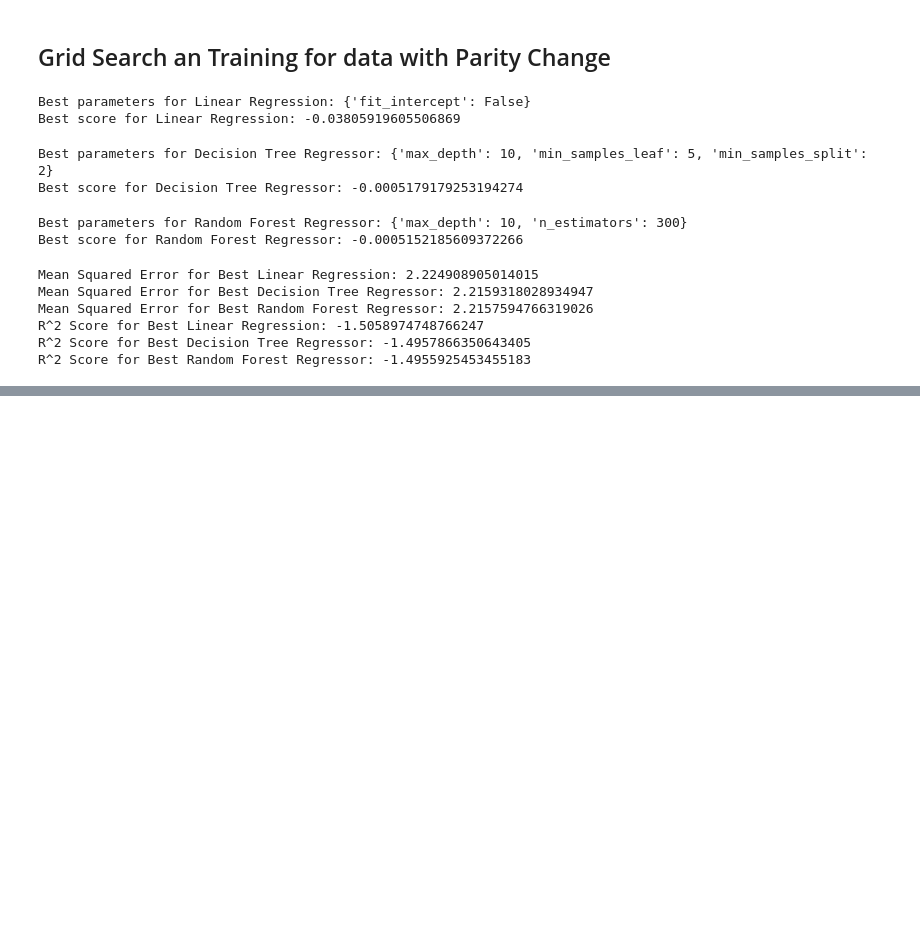
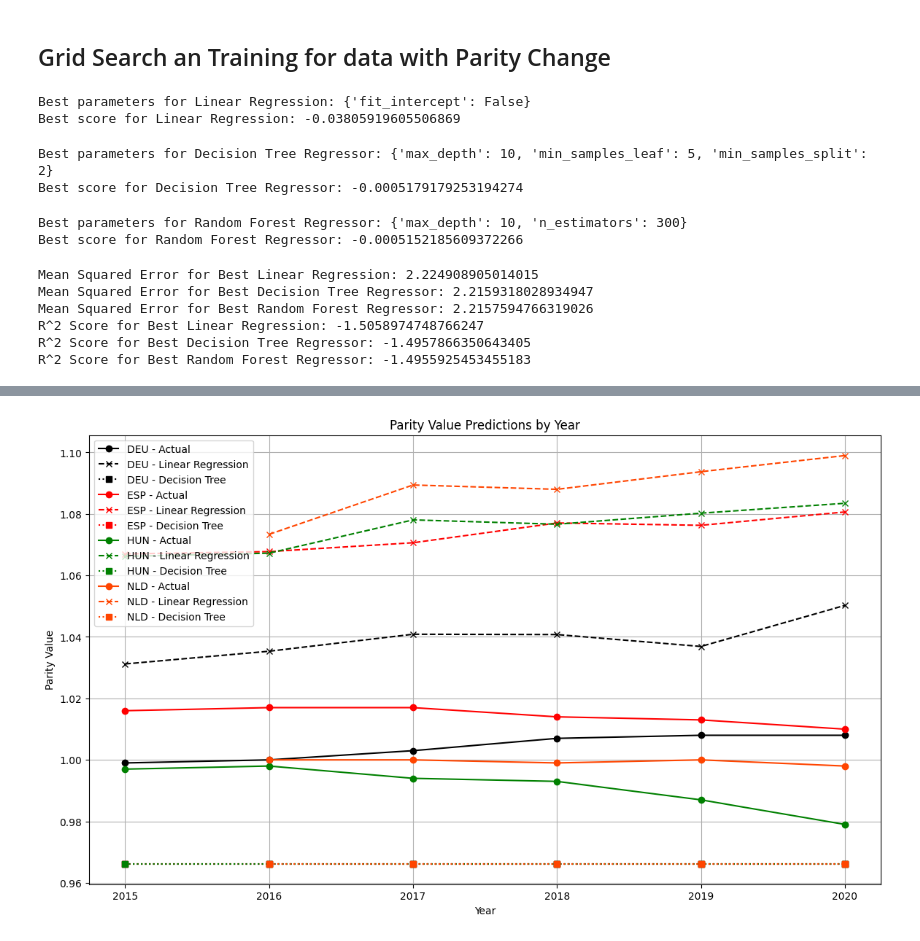
Before and after one commit to meralegre/DSAss1, a Jupyter notebook: prediction.ipynb, the cells around one changed output, grey strips where cells are left out. Saved outputs shown, nothing was run; the diff lists cells and outputs as text; code cells hidden in the pictures; blank space fills up the shorter version.

```diff
--- a/prediction.ipynb
+++ b/prediction.ipynb
@@ -603,0 +533,7 @@ R^2 Score for Best Random Forest Regressor: -1.4955925453455183
+# %%
+# GridSearchCV for Linear Regression
+grid_search_linear_val = GridSearchCV(estimator=linear_reg_val, param_grid=linear_reg_params, cv=5, scoring='neg_mean_squared_error')
+grid_search_linear_val.fit(x_train, y_train_val)
+
+print("\nBest parameters for Linear Regression:", grid_search_linear_val.best_params_)
+print("Best score for Linear Regression:", grid_search_linear_val.best_score_)
@@ -603,0 +543,7 @@ R^2 Score for Best Random Forest Regressor: -1.4955925453455183
+# %%
+# GridSearch for Decision Tree Regressor
+grid_search_tree_val = GridSearchCV(estimator=tree_reg_val, param_grid=tree_reg_params, cv=5, scoring='neg_mean_squared_error')
+grid_search_tree_val.fit(x_train, y_train_val)
+
+print("\nBest parameters for Decision Tree Regressor:", grid_search_tree_val.best_params_)
+print("Best score for Decision Tree Regressor:", grid_search_tree_val.best_score_)
@@ -724,0 +727,36 @@ plt.show()
+# %%
+testcomplete = all_years[all_years["Year"] >= 2015].reset_index(drop=True)
+
+# Filter the actual values for years above 2016
+y_lin = y_pred_linear_best_val
+y_tree = y_pred_tree_best_val
+# y_forest = y_pred_forest_best_val
+
+y_lin = y_lin[testcomplete[(testcomplete["Year"] >= 2015) & (testcomplete["ISO-alpha3 Code"].isin(["ESP", "HUN", "NLD", "DEU"]))][["ISO-alpha3 Code", "Year", "Parity_Value"]].index]
+y_tree = y_tree[testcomplete[(testcomplete["Year"] >= 2015) & (testcomplete["ISO-alpha3 Code"].isin(["ESP", "HUN", "NLD", "DEU"]))][["ISO-alpha3 Code", "Year", "Parity_Value"]].index]
+# y_forest = y_forest[testcomplete[(testcomplete["Year"] >= 2015) & (testcomplete["ISO-alpha3 Code"].isin(["ESP", "HUN", "NLD", "DEU"]))][["ISO-alpha3 Code", "Year", "Parity_Value"]].index]
+
+
+# TODO add forest
+plot_df = pd.concat([testcomplete[(testcomplete["Year"] >= 2015) & (testcomplete["ISO-alpha3 Code"].isin(["ESP", "HUN", "NLD", "DEU"]))][["ISO-alpha3 Code", "Year", "Parity_Value"]].reset_index(drop=True), pd.DataFrame(data={"Linear Regression": y_lin}), pd.DataFrame(data={"Decision Tree": y_tree})], axis=1)
+plot_df
+
+# Plotting the line plot
+plt.figure(figsize=(14, 8))
+
+# Group by 'ISO-alpha3 Code' and plot each group with the same color for each ISO-alpha3 Code
+colors = {'ESP': 'red', 'HUN': 'green', 'NLD': 'orangered', 'DEU': 'black'}
+
+for iso_code, group in plot_df.groupby('ISO-alpha3 Code'):
+    plt.plot(group['Year'], group['Parity_Value'], label=f'{iso_code} - Actual', linestyle='-', marker='o', color=colors[iso_code])
+    plt.plot(group['Year'], group['Linear Regression'], label=f'{iso_code} - Linear Regression', linestyle='--', marker='x', color=colors[iso_code])
+    plt.plot(group['Year'], group['Decision Tree'], label=f'{iso_code} - Decision Tree', linestyle=':', marker='s', color=colors[iso_code])
+
+plt.xlabel('Year')
+plt.ylabel('Parity Value')
+plt.title('Parity Value Predictions by Year')
+plt.legend()
+plt.grid(True)
+plt.show()
+# %% [output]
+[figure, added]
```
Also changed, not shown: parts of 31 cells of this notebook.
